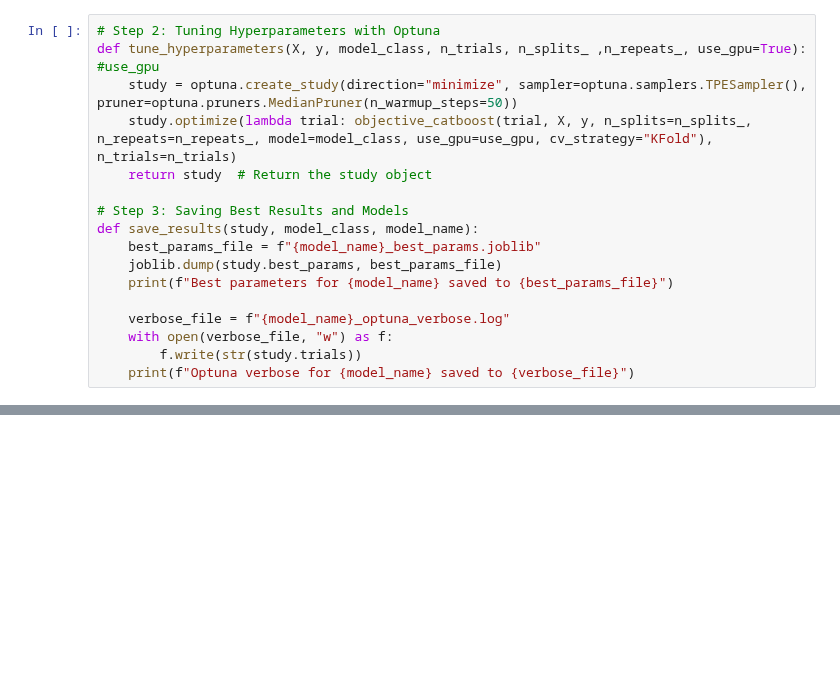
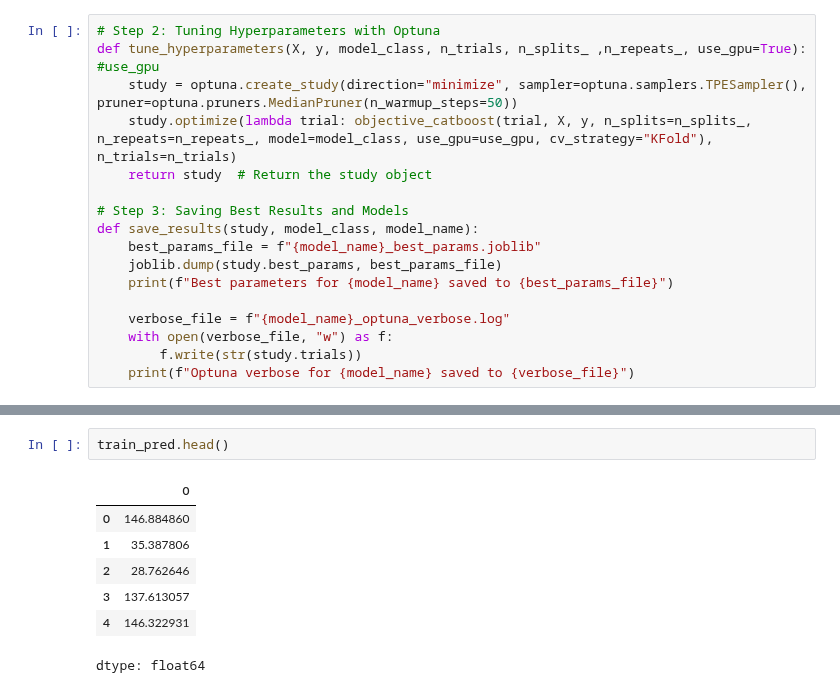
Before and after one commit to fabriziobasso/Colab_backup, a Jupyter notebook: File_02_Calories_NN.ipynb, the cells around one changed output, grey strips where cells are left out. Saved outputs shown, nothing was run; the diff lists cells and outputs as text; blank space fills up the shorter version.

```diff
--- a/File_02_Calories_NN.ipynb
+++ b/File_02_Calories_NN.ipynb
@@ -2930,0 +2700,10 @@ X_enc.head()
+# %%
+train_pred.head()
+# %% [output]
+|  | 0 |
+| 0 | 146.884860 |
+| 1 | 35.387806 |
+| 2 | 28.762646 |
+| 3 | 137.613057 |
+| 4 | 146.322931 |
+dtype: float64
```
Also changed, not shown: parts of 49 cells of this notebook.
